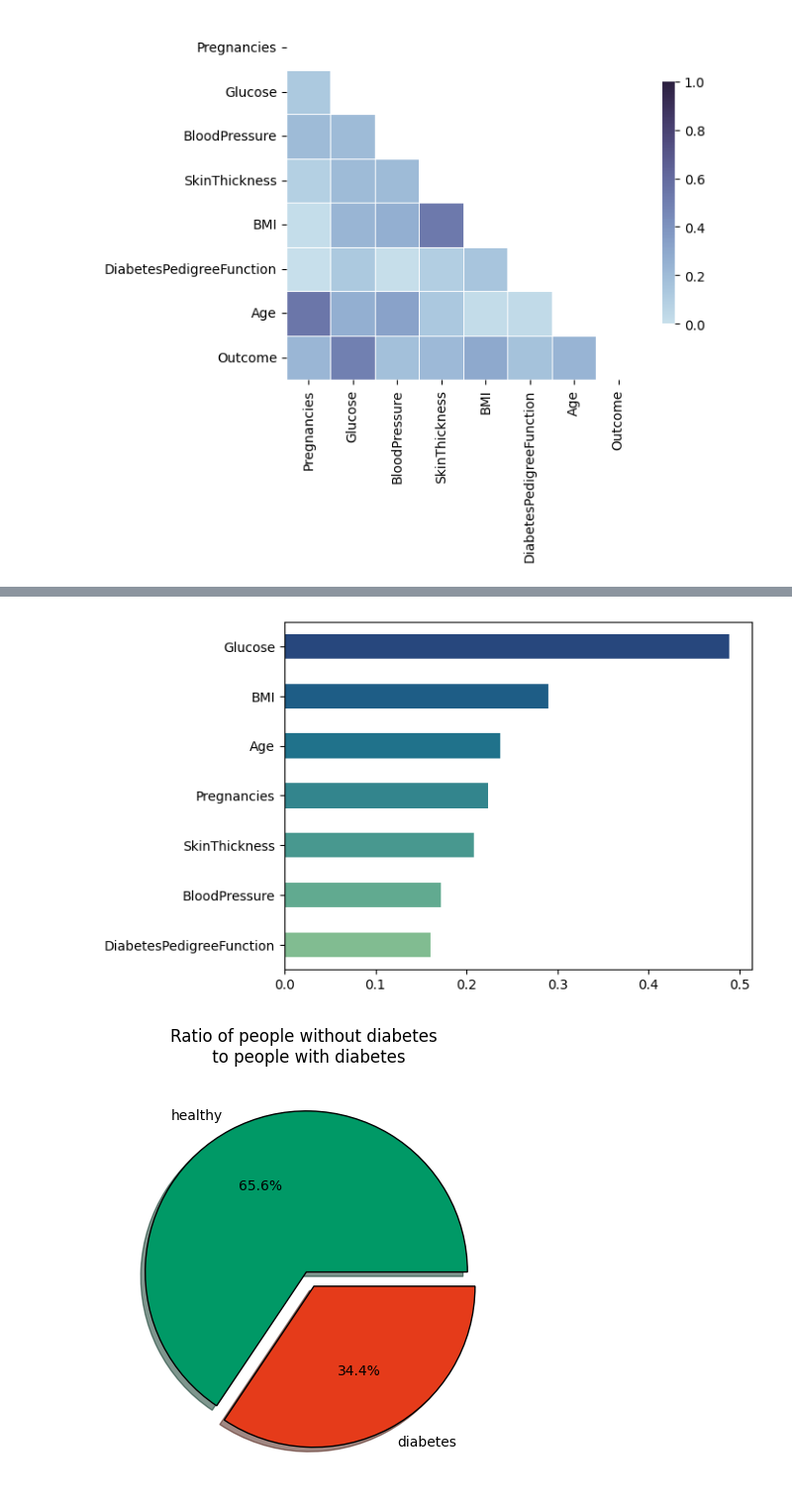
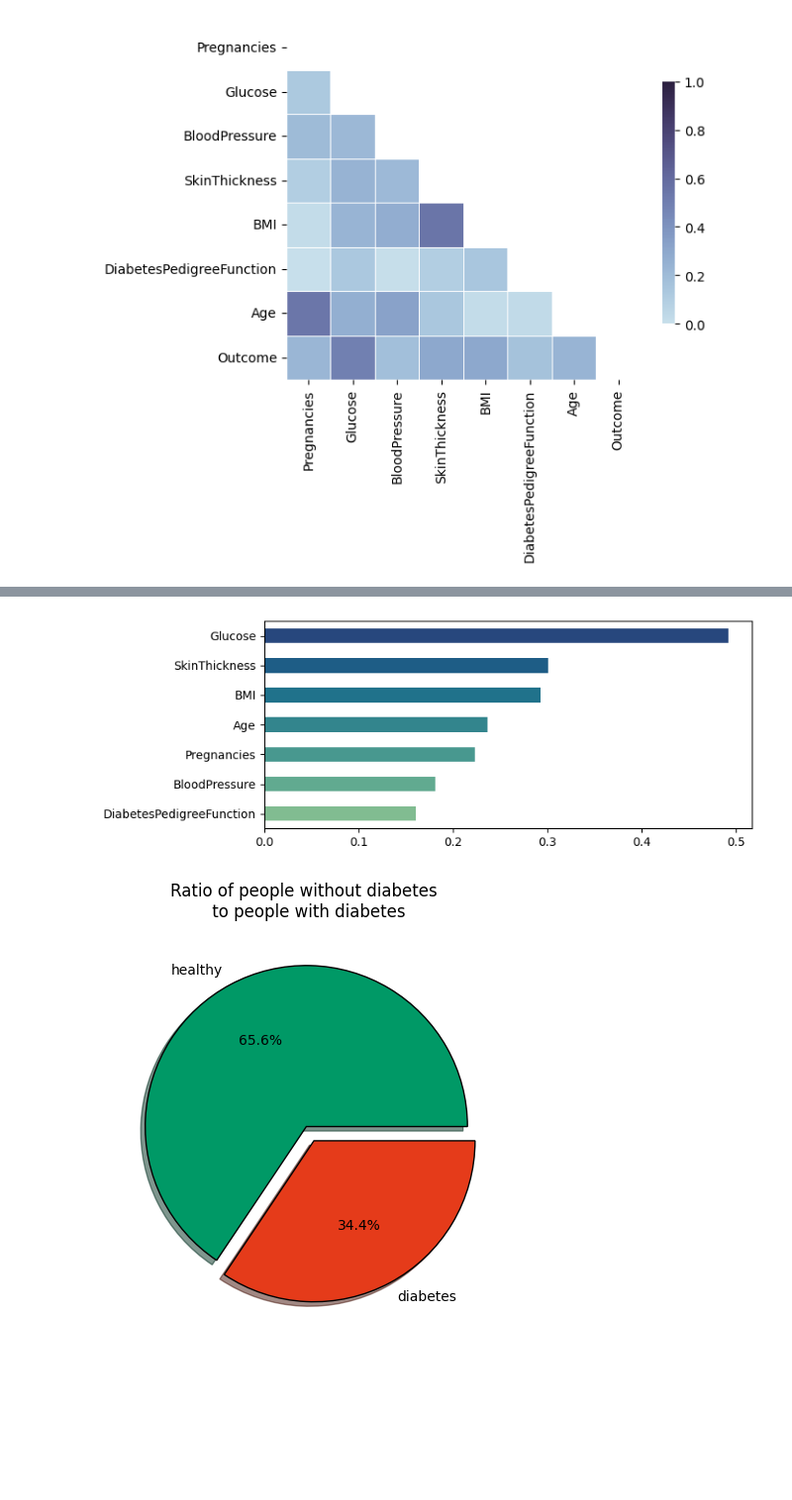
Before and after one commit to pythase/Diabetes_Project, a Jupyter notebook: diabets_project.ipynb, the cells around one changed output, grey strips where cells are left out. Shown at 99% size. Cells and saved outputs as stored; diff of their text form; code cells hidden in the pictures; blank space fills up the shorter version.

Commit message:
adding new charts

```diff
--- a/diabets_project.ipynb
+++ b/diabets_project.ipynb
@@ -160,3 +128,0 @@ df["BloodPressure"] = df["BloodPressure"].apply(lambda x: blood_pressure_mean if
-# %%
-skin_thickness_mean = df["SkinThickness"][df["SkinThickness"] > 0].mean()
-df["SkinThickness"] = df["SkinThickness"].apply(lambda x: skin_thickness_mean if x==0 else x)
@@ -163,3 +194,42 @@ df["SkinThickness"] = df["SkinThickness"].apply(lambda x: skin_thickness_mean if
+# %%
+bmi_median_healthy = df[df["Outcome"] == 0]["BMI"][df["BMI"] > 0].median()
+bmi_healthy = df[df["Outcome"] == 0]["Id"][df["BMI"] == 0]
+
+for index in bmi_healthy:
+    df.loc[index-1, "BMI"] = bmi_median_healthy
+
+
+bmi_median_diabetes = df[df["Outcome"] == 1]["BMI"][df["BMI"] > 0].median()
+bmi_diabetes = df[df["Outcome"] == 1]["Id"][df["BMI"] == 0]
+
+for index in bmi_diabetes:
+    df.loc[index-1, "BMI"] = bmi_median_diabetes
+# %%
+blood_pressure_mean_healthy = df[df["Outcome"] == 0]["BloodPressure"][df["BloodPressure"] > 0].mean()
+blood_pressure_healthy = df[df["Outcome"] == 0]["Id"][df["BloodPressure"] == 0]
+
+for index in blood_pressure_healthy:
+    df.loc[index-1, "BloodPressure"] = blood_pressure_mean_healthy
+
+
+blood_pressure_mean_diabetes = df[df["Outcome"] == 1]["BloodPressure"][df["BloodPressure"] > 0].mean()
+blood_pressure_diabetes = df[df["Outcome"] == 1]["Id"][df["BloodPressure"] == 0]
+
+for index in blood_pressure_diabetes:
+    df.loc[index-1, "BloodPressure"] = blood_pressure_mean_diabetes
+# %%
+skin_thickness_median_healthy = df[df["Outcome"] == 0]["SkinThickness"][df["SkinThickness"] > 0].median()
+skin_thickness_healthy = df[df["Outcome"] == 0]["Id"][df["SkinThickness"] == 0]
+
+for index in skin_thickness_healthy:
+    df.loc[index-1, "SkinThickness"] = skin_thickness_median_healthy
+
+
+skin_thickness_mean_diabetes = df[df["Outcome"] == 1]["SkinThickness"][df["SkinThickness"] > 0].mean()
+skin_thickness_diabetes = df[df["Outcome"] == 1]["Id"][df["SkinThickness"] == 0]
+
+for index in skin_thickness_diabetes:
+    df.loc[index-1, "SkinThickness"] = skin_thickness_mean_diabetes
 # %%
 df = df.drop(columns="Insulin")
 # %%
@@ -241,11 +319,13 @@ BloodPressure               0.172116
 DiabetesPedigreeFunction    0.160664
 Name: Outcome, dtype: float64
 # %%
+plt.figure(figsize=(8, 3))
 color = sns.color_palette('crest', 7)
 color.reverse()
 corr_with_outcome.plot.barh(color=color).invert_yaxis()
+plt.tight_layout()
 # %% [output]
-[figure, old version]
+[figure, new version]
 # %%
 outcome_count = df['Outcome'].value_counts()
 
```
Also changed, not shown: parts of 16 cells of this notebook.
